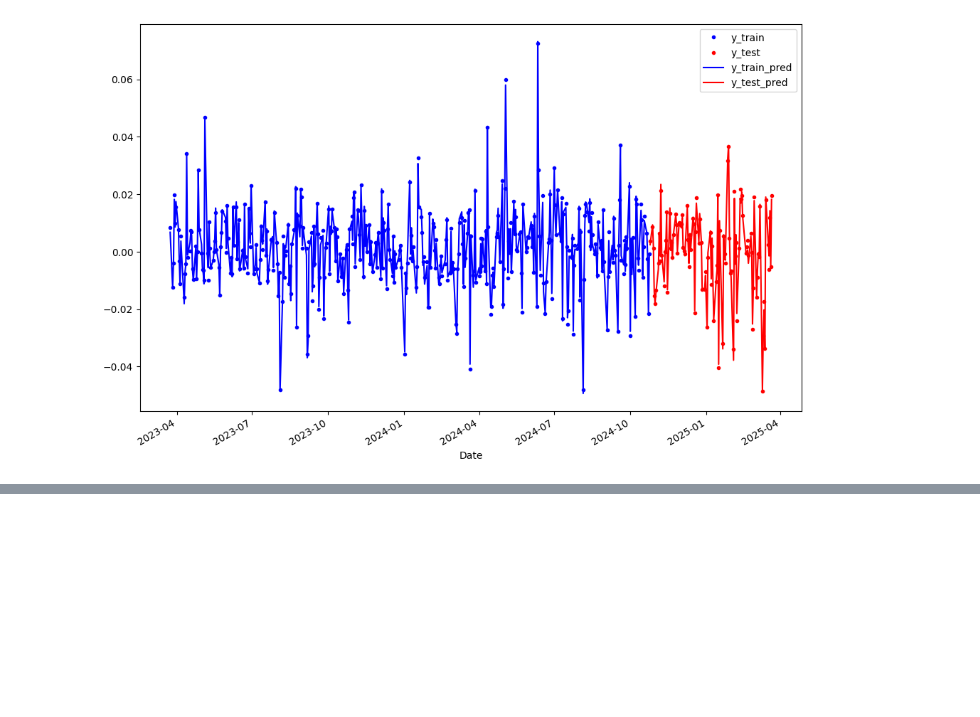
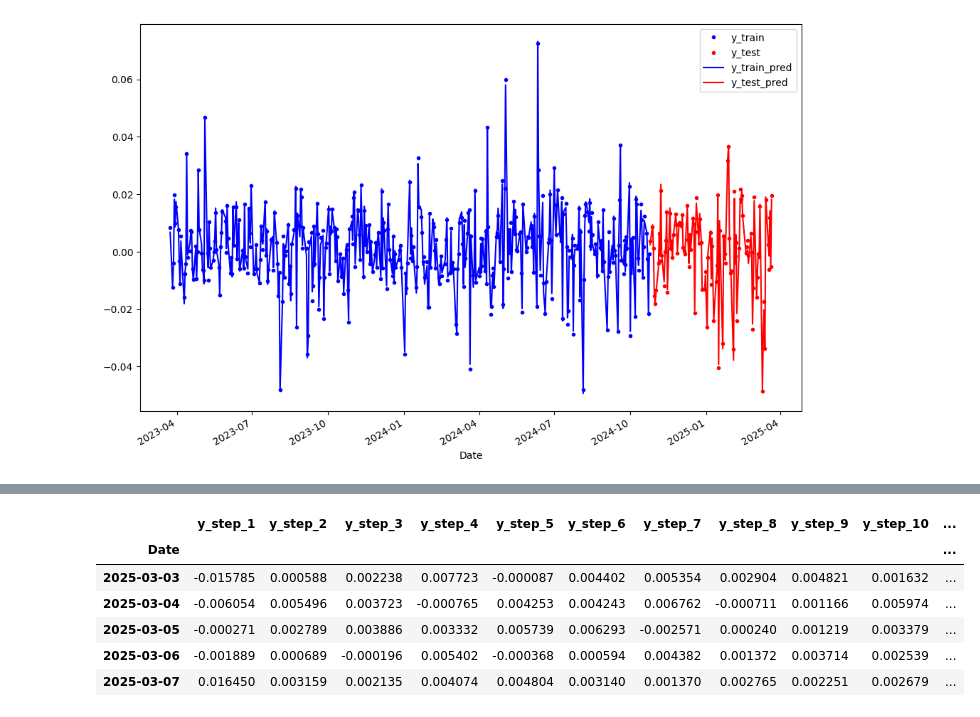
Before and after one commit to OnurKerimoglu/stocks_forecasting, a Jupyter notebook: nb/stock-price-prediction-challenge/Regression.ipynb, the cells around one changed output, grey strips where cells are left out. Cells and saved outputs as stored; diff of their text form; code cells hidden in the pictures; blank space fills up the shorter version.

```diff
--- a/nb/stock-price-prediction-challenge/Regression.ipynb
+++ b/nb/stock-price-prediction-challenge/Regression.ipynb
@@ -226,0 +299,10 @@ Test RMSE: 0.00153
+# %%
+y_hat_test.tail()
+# %% [output]
+|  | y_step_1 | y_step_2 | y_step_3 | y_step_4 | y_step_5 | y_step_6 | y_step_7 | y_step_8 | y_step_9 | y_step_10 | ... |
+| Date |  |  |  |  |  |  |  |  |  |  | ... |
+| 2025-03-03 | -0.015785 | 0.000588 | 0.002238 | 0.007723 | -0.000087 | 0.004402 | 0.005354 | 0.002904 | 0.004821 | 0.001632 | ... |
+| 2025-03-04 | -0.006054 | 0.005496 | 0.003723 | -0.000765 | 0.004253 | 0.004243 | 0.006762 | -0.000711 | 0.001166 | 0.005974 | ... |
+| 2025-03-05 | -0.000271 | 0.002789 | 0.003886 | 0.003332 | 0.005739 | 0.006293 | -0.002571 | 0.000240 | 0.001219 | 0.003379 | ... |
+| 2025-03-06 | -0.001889 | 0.000689 | -0.000196 | 0.005402 | -0.000368 | 0.000594 | 0.004382 | 0.001372 | 0.003714 | 0.002539 | ... |
+| 2025-03-07 | 0.016450 | 0.003159 | 0.002135 | 0.004074 | 0.004804 | 0.003140 | 0.001370 | 0.002765 | 0.002251 | 0.002679 | ... |
```
Also changed, not shown: parts of 18 cells of this notebook.
